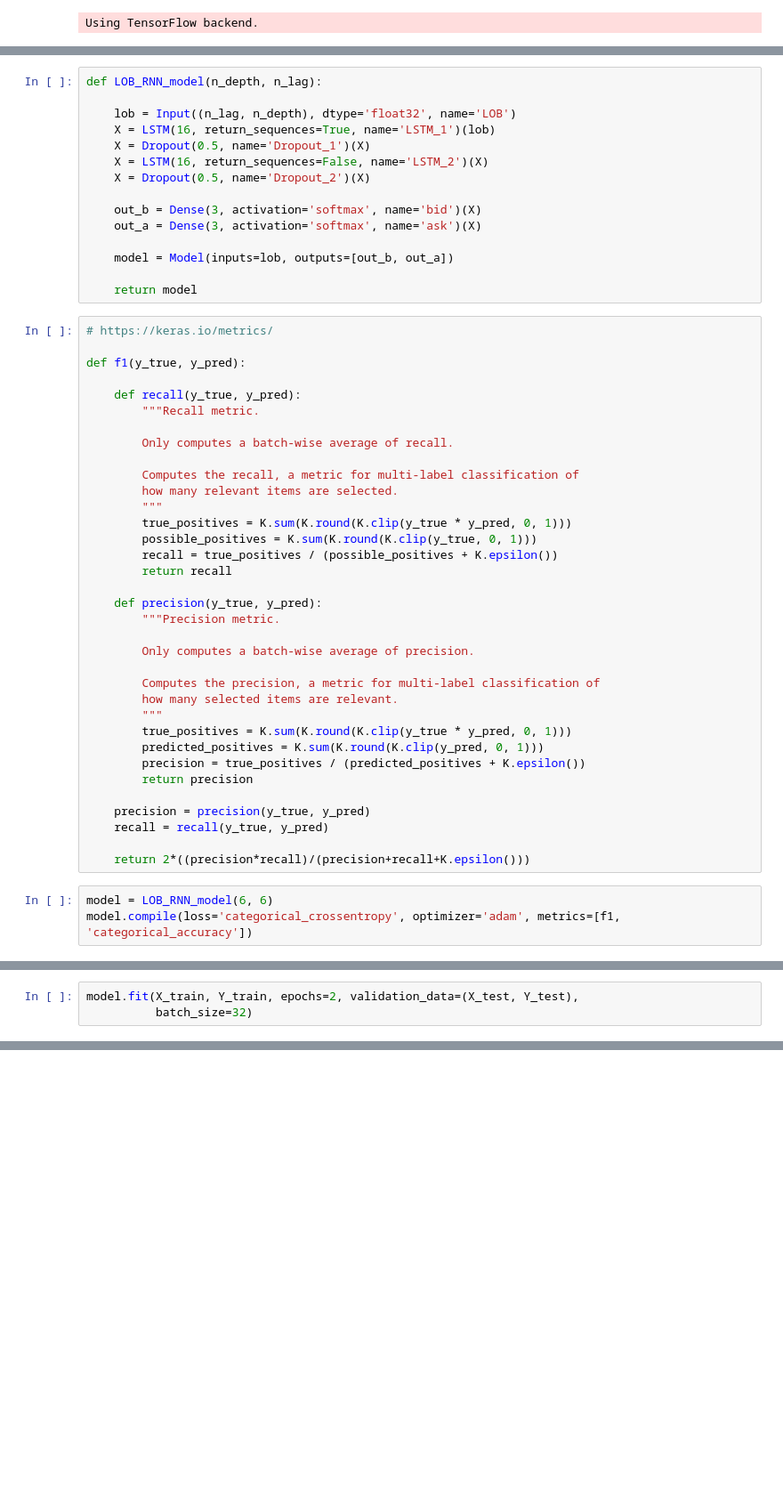
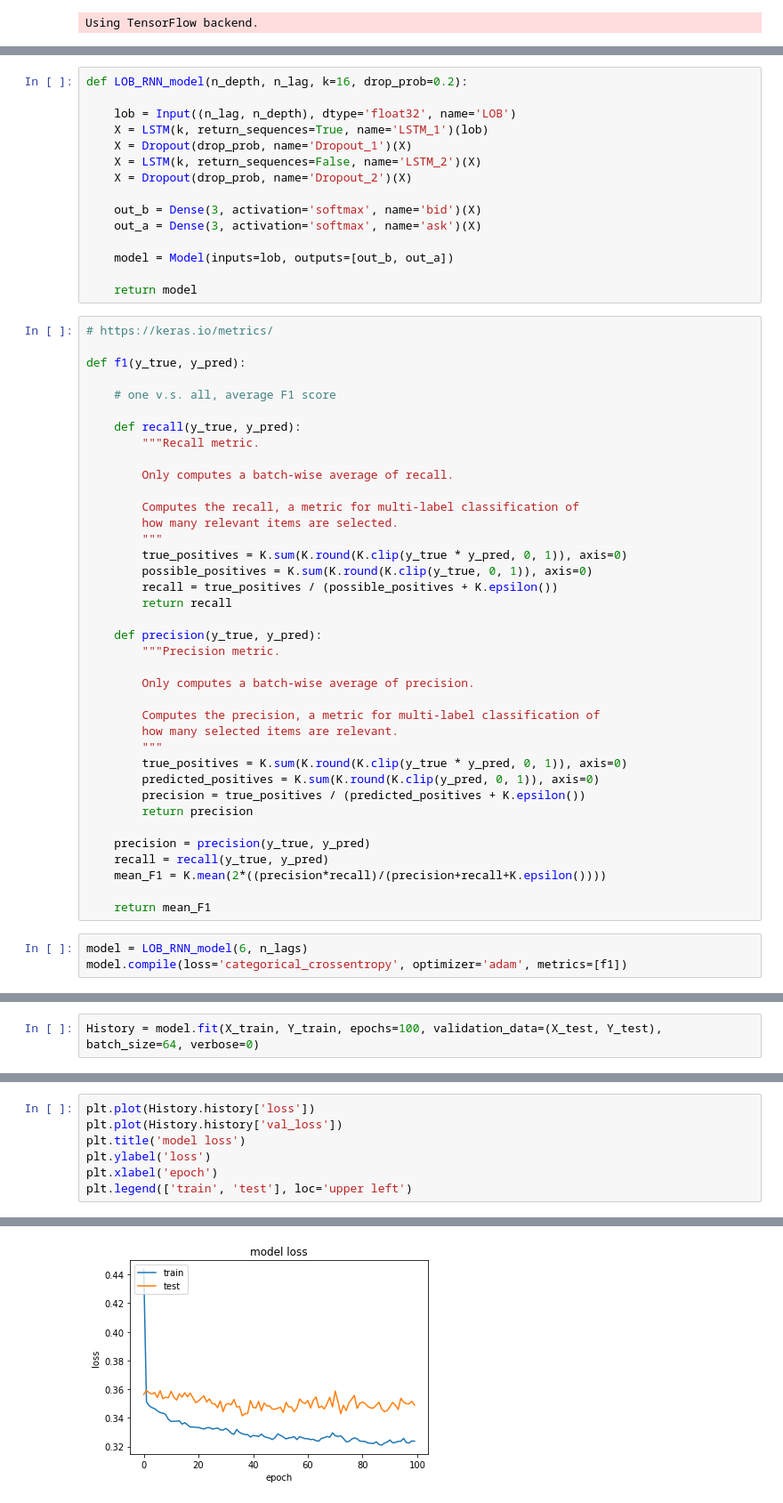
Before and after one commit to JC-Cheng/ML-QF_Practice, a Jupyter notebook: RNN Queue Imbalance/RNN_Queue_Imbalance.ipynb, the cells around one changed output, grey strips where cells are left out. Shown: that part at 89% size. Cells and saved outputs as stored; diff of their text form; blank space fills up the shorter version.

Commit message:
RNN/LSTM queue imbalance

```diff
--- a/RNN Queue Imbalance/RNN_Queue_Imbalance.ipynb
+++ b/RNN Queue Imbalance/RNN_Queue_Imbalance.ipynb
@@ -24,11 +44,11 @@ print([y.shape for y in Y_train], [y.shape for y in Y_test])
 # %%
-def LOB_RNN_model(n_depth, n_lag):
+def LOB_RNN_model(n_depth, n_lag, k=16, drop_prob=0.2):
 
     lob = Input((n_lag, n_depth), dtype='float32', name='LOB')
-    X = LSTM(16, return_sequences=True, name='LSTM_1')(lob)
-    X = Dropout(0.5, name='Dropout_1')(X)
-    X = LSTM(16, return_sequences=False, name='LSTM_2')(X)
-    X = Dropout(0.5, name='Dropout_2')(X)
+    X = LSTM(k, return_sequences=True, name='LSTM_1')(lob)
+    X = Dropout(drop_prob, name='Dropout_1')(X)
+    X = LSTM(k, return_sequences=False, name='LSTM_2')(X)
+    X = Dropout(drop_prob, name='Dropout_2')(X)
 
     out_b = Dense(3, activation='softmax', name='bid')(X)
     out_a = Dense(3, activation='softmax', name='ask')(X)
@@ -40,6 +60,8 @@ def LOB_RNN_model(n_depth, n_lag):
 # https://keras.io/metrics/
 
 def f1(y_true, y_pred):
+
+    # one v.s. all, average F1 score
 
     def recall(y_true, y_pred):
         """Recall metric.
@@ -49,8 +71,8 @@ def f1(y_true, y_pred):
         Computes the recall, a metric for multi-label classification of
         how many relevant items are selected.
         """
-        true_positives = K.sum(K.round(K.clip(y_true * y_pred, 0, 1)))
-        possible_positives = K.sum(K.round(K.clip(y_true, 0, 1)))
+        true_positives = K.sum(K.round(K.clip(y_true * y_pred, 0, 1)), axis=0)
+        possible_positives = K.sum(K.round(K.clip(y_true, 0, 1)), axis=0)
         recall = true_positives / (possible_positives + K.epsilon())
         return recall
 
@@ -62,18 +84,19 @@ def f1(y_true, y_pred):
         Computes the precision, a metric for multi-label classification of
         how many selected items are relevant.
         """
-        true_positives = K.sum(K.round(K.clip(y_true * y_pred, 0, 1)))
-        predicted_positives = K.sum(K.round(K.clip(y_pred, 0, 1)))
+        true_positives = K.sum(K.round(K.clip(y_true * y_pred, 0, 1)), axis=0)
+        predicted_positives = K.sum(K.round(K.clip(y_pred, 0, 1)), axis=0)
         precision = true_positives / (predicted_positives + K.epsilon())
         return precision
 
     precision = precision(y_true, y_pred)
     recall = recall(y_true, y_pred)
+    mean_F1 = K.mean(2*((precision*recall)/(precision+recall+K.epsilon())))
 
-    return 2*((precision*recall)/(precision+recall+K.epsilon()))
+    return mean_F1
 # %%
-model = LOB_RNN_model(6, 6)
-model.compile(loss='categorical_crossentropy', optimizer='adam', metrics=[f1, 'categorical_accuracy'])
+model = LOB_RNN_model(6, n_lags)
+model.compile(loss='categorical_crossentropy', optimizer='adam', metrics=[f1])
 # %%
 model.summary()
 # %% [output]
@@ -102,3 +135,2 @@ y[0][:18714,:].sum(axis=0) / y[0][:18714,:].shape[0], y[0][18714:,:].sum(axis=0)
 # %%
-model.fit(X_train, Y_train, epochs=2, validation_data=(X_test, Y_test),
-          batch_size=32)
+History = model.fit(X_train, Y_train, epochs=100, validation_data=(X_test, Y_test), batch_size=64, verbose=0)
@@ -111,0 +137,8 @@ Epoch 2/2
+# %%
+plt.plot(History.history['loss'])
+plt.plot(History.history['val_loss'])
+plt.title('model loss')
+plt.ylabel('loss')
+plt.xlabel('epoch')
+plt.legend(['train', 'test'], loc='upper left')
+# %% [output]
@@ -111,0 +146 @@ Epoch 2/2
+[figure, added]
```
Also changed, not shown: parts of 13 cells of this notebook, 1 other file.
